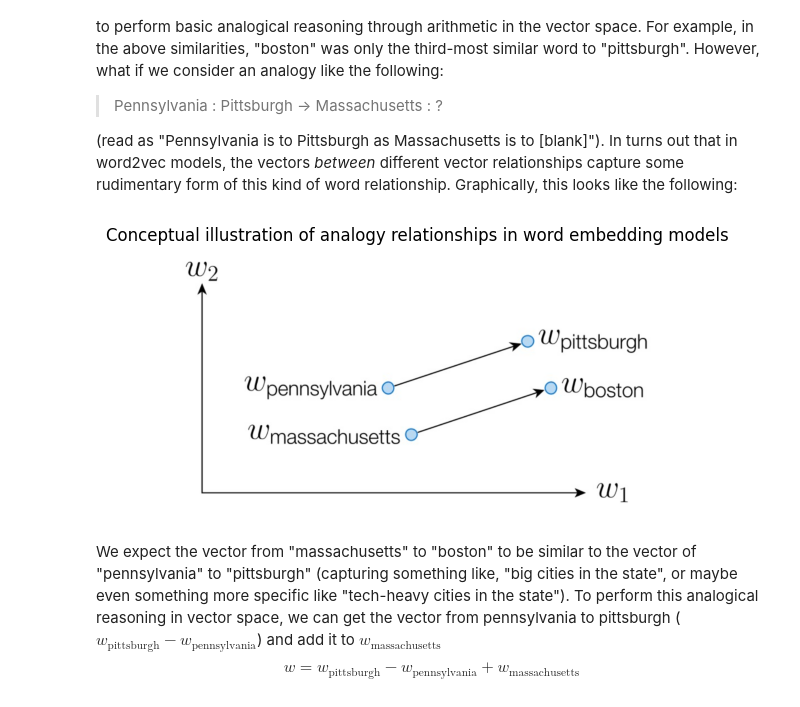
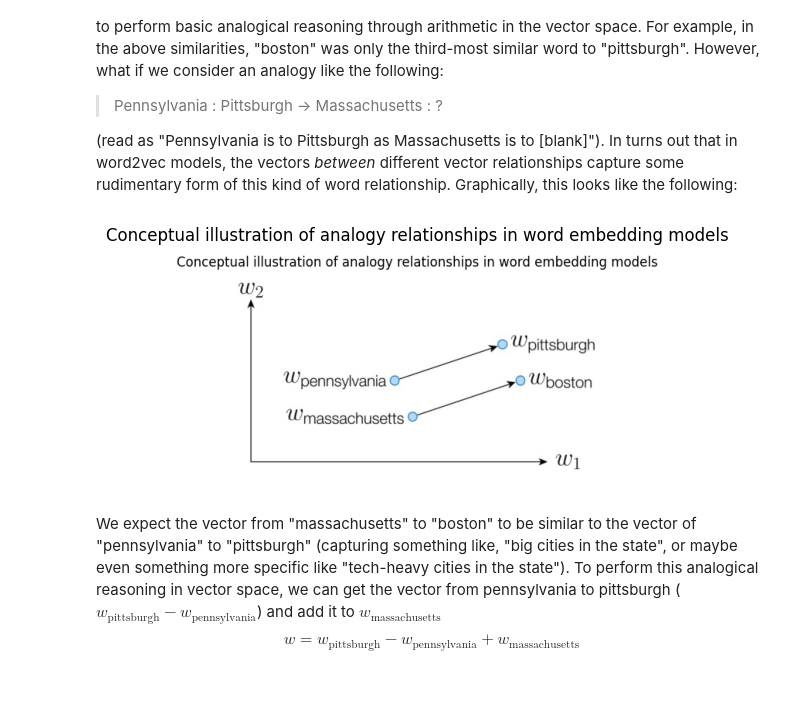
Before and after one commit to dbarretol/softserve-machine-learning-crash-course, a Jupyter notebook: S12 -NLP/Sprint_12_NLP.ipynb, the cells around one changed output. Cells and saved outputs as stored; diff of their text form; code cells hidden in the pictures.

```diff
--- a/S12 -NLP/Sprint_12_NLP.ipynb
+++ b/S12 -NLP/Sprint_12_NLP.ipynb
@@ -669,13 +657,13 @@ One of the most compelling (and frankly, surprising) properties of word vectors
 
 (read as "Pennsylvania is to Pittsburgh as Massachusetts is to [blank]").  In turns out that in word2vec models, the vectors _between_ different vector relationships capture some rudimentary form of this kind of word relationship.  Graphically, this looks like the following:
 # %%
-image = Image.open("analogy.jpg")
+image = Image.open("analogy.png")
 plt.imshow(image)
 plt.axis('off')
 plt.title('Conceptual illustration of analogy relationships in word embedding models')
 plt.show()
 # %% [output]
-[figure, old version]
+[figure, new version]
 # %% [markdown]
 We expect the vector from "massachusetts" to "boston" to be similar to the vector of "pennsylvania" to "pittsburgh" (capturing something like, "big cities in the state", or maybe even something more specific like "tech-heavy cities in the state").  To perform this analogical reasoning in vector space, we can get the vector from pennsylvania to pittsburgh ($w_{\mathrm{pittsburgh}} - w_{\mathrm{pennsylvania}}$) and add it to $w_{\mathrm{massachusetts}}$
 \begin{equation}
```
Also changed, not shown: parts of 24 cells of this notebook.
